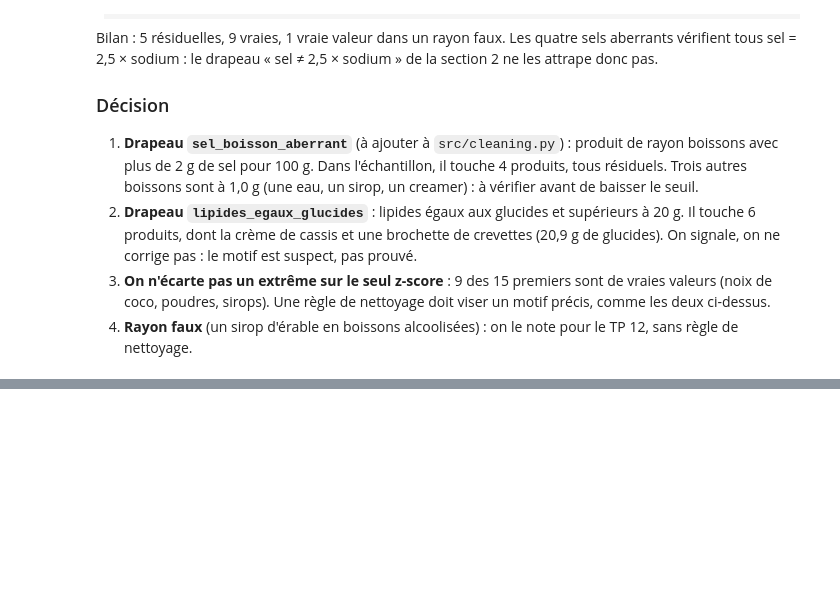
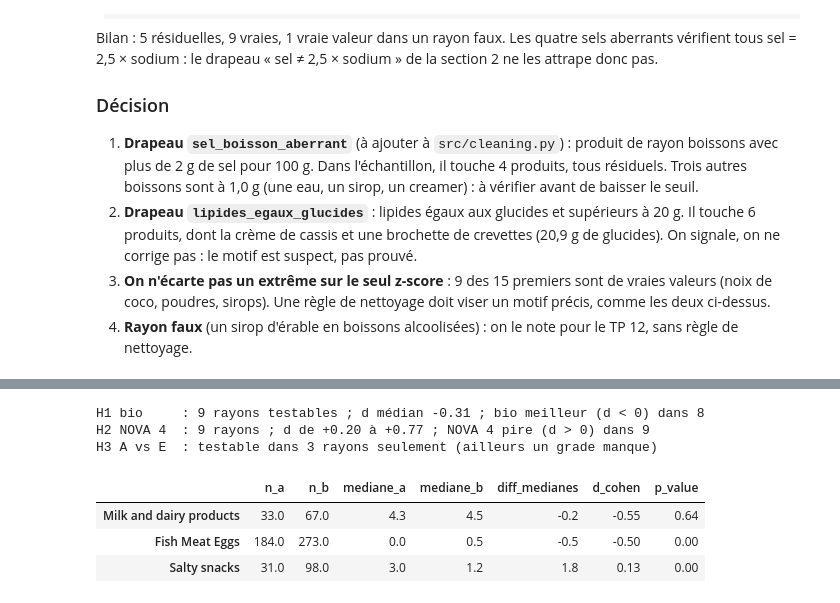
Before and after one commit to SDMM27/NutriScope, a Jupyter notebook: notebooks/eda_reference.ipynb, the cells around one changed output, grey strips where cells are left out. Drawn from its saved outputs; the diff is of its cells as text; code cells hidden in the pictures; blank space fills up the shorter version.

```diff
--- a/notebooks/eda_reference.ipynb
+++ b/notebooks/eda_reference.ipynb
@@ -680,4 +685,39 @@ Quelles hypothèses tiennent une fois stratifiées par rayon ?
 
 ### Résultat
 # %%
-# à compléter
+def comparer_strate(df, variable, est_a, est_b, min_n=30):
+    """`comparer_deux_groupes` dans chaque rayon. Un rayon est gardé si les deux groupes
+    y ont au moins `min_n` valeurs présentes de `variable`. Tri par |d de Cohen| décroissant."""
+    lignes = {}
+    for rayon, g in df.groupby(eda_lib.RAYON, observed=True):
+        res = eda_lib.comparer_deux_groupes(g.loc[est_a.reindex(g.index, fill_value=False), variable],
+                                            g.loc[est_b.reindex(g.index, fill_value=False), variable])
+        if res["n_a"] >= min_n and res["n_b"] >= min_n:
+            lignes[rayon] = res
+    table = pd.DataFrame(lignes).T
+    return table.reindex(table["d_cohen"].abs().sort_values(ascending=False).index)
+
+
+bio = par_rayon["labels_tags"].fillna("").str.contains("en:organic")
+h1_bio = comparer_strate(par_rayon, eda_lib.CIBLE, bio, ~bio)
+
+nova = par_rayon["nova_group"]
+h2_nova = comparer_strate(par_rayon, eda_lib.CIBLE, nova == 4, nova.isin([1, 2, 3]))
+
+grade = par_rayon["nutriscore_grade"]
+h3_sucres = comparer_strate(par_rayon, "sugars_100g", grade == "a", grade == "e")
+
+print(f"H1 bio     : {len(h1_bio)} rayons testables ; d médian {h1_bio['d_cohen'].median():+.2f} ;"
+      f" bio meilleur (d < 0) dans {(h1_bio['d_cohen'] < 0).sum()}")
+print(f"H2 NOVA 4  : {len(h2_nova)} rayons ; d de {h2_nova['d_cohen'].min():+.2f} à {h2_nova['d_cohen'].max():+.2f} ;"
+      f" NOVA 4 pire (d > 0) dans {(h2_nova['d_cohen'] > 0).sum()}")
+print(f"H3 A vs E  : testable dans {len(h3_sucres)} rayons seulement (ailleurs un grade manque)")
+h3_sucres[["n_a", "n_b", "mediane_a", "mediane_b", "diff_medianes", "d_cohen", "p_value"]].round(2)
+# %% [output]
+H1 bio     : 9 rayons testables ; d médian -0.31 ; bio meilleur (d < 0) dans 8
+H2 NOVA 4  : 9 rayons ; d de +0.20 à +0.77 ; NOVA 4 pire (d > 0) dans 9
+H3 A vs E  : testable dans 3 rayons seulement (ailleurs un grade manque)
+|  | n_a | n_b | mediane_a | mediane_b | diff_medianes | d_cohen | p_value |
+| Milk and dairy products | 33.0 | 67.0 | 4.3 | 4.5 | -0.2 | -0.55 | 0.64 |
+| Fish Meat Eggs | 184.0 | 273.0 | 0.0 | 0.5 | -0.5 | -0.50 | 0.00 |
+| Salty snacks | 31.0 | 98.0 | 3.0 | 1.2 | 1.8 | 0.13 | 0.00 |
```
Also changed, not shown: parts of 13 cells of this notebook, 1 other file.
